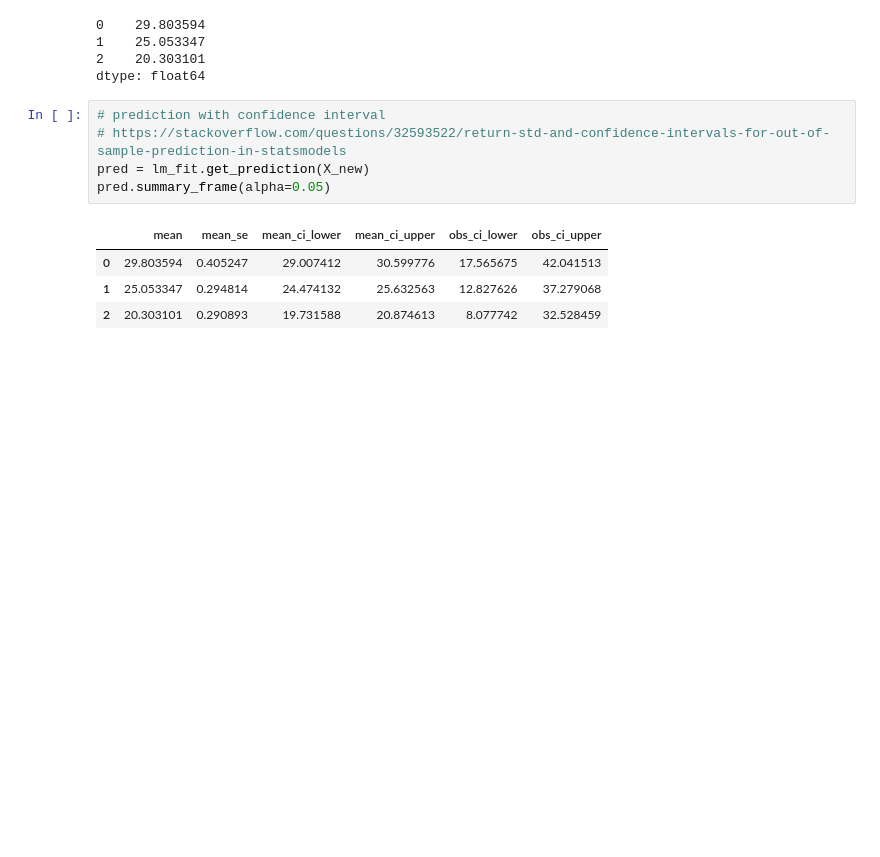
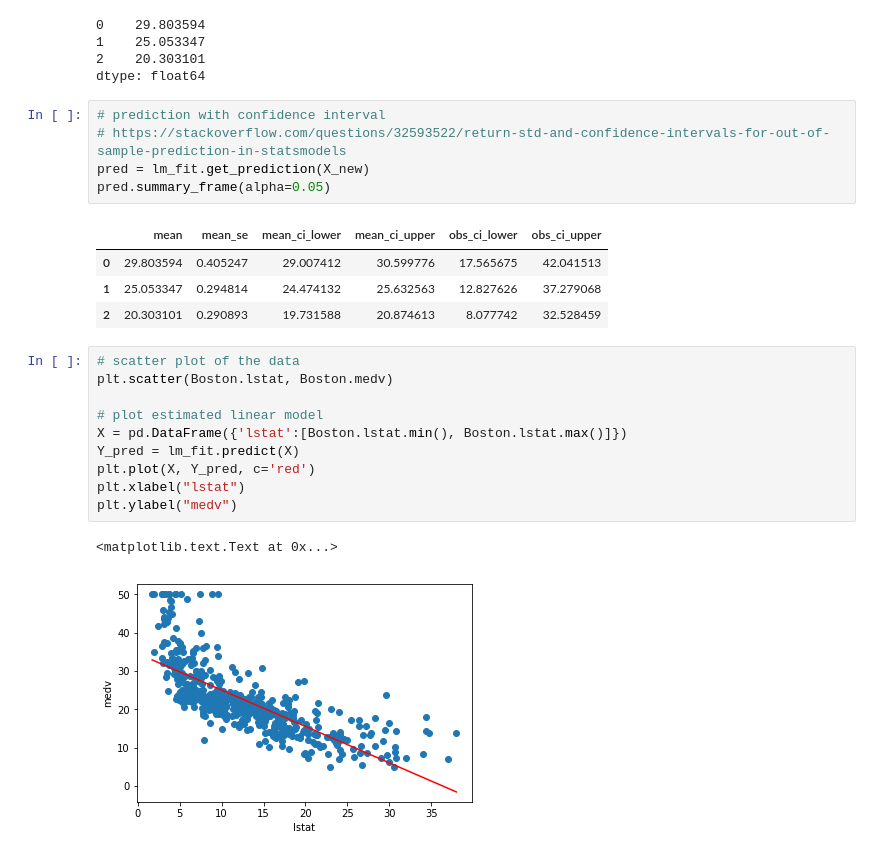
Before and after one commit to joswoo/pattern-recognition, a Jupyter notebook: lab3.ipynb, the cells around one changed output. Drawn from its saved outputs; the diff is of its cells as text; blank space fills up the shorter version.

```diff
--- a/lab3.ipynb
+++ b/lab3.ipynb
@@ -107,3 +107,16 @@ pred.summary_frame(alpha=0.05)
 | 0 | 29.803594 | 0.405247 | 29.007412 | 30.599776 | 17.565675 | 42.041513 |
 | 1 | 25.053347 | 0.294814 | 24.474132 | 25.632563 | 12.827626 | 37.279068 |
 | 2 | 20.303101 | 0.290893 | 19.731588 | 20.874613 | 8.077742 | 32.528459 |
+# %%
+# scatter plot of the data
+plt.scatter(Boston.lstat, Boston.medv)
+
+# plot estimated linear model
+X = pd.DataFrame({'lstat':[Boston.lstat.min(), Boston.lstat.max()]})
+Y_pred = lm_fit.predict(X)
+plt.plot(X, Y_pred, c='red')
+plt.xlabel("lstat")
+plt.ylabel("medv")
+# %% [output]
+<matplotlib.text.Text at 0x...>
+[figure, added]
```
Also changed, not shown: parts of 12 cells of this notebook.
